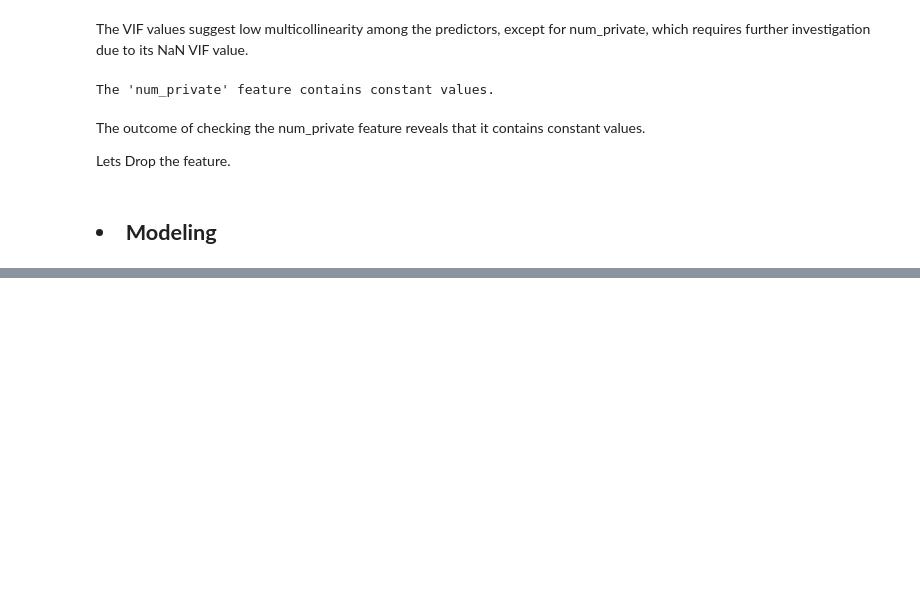
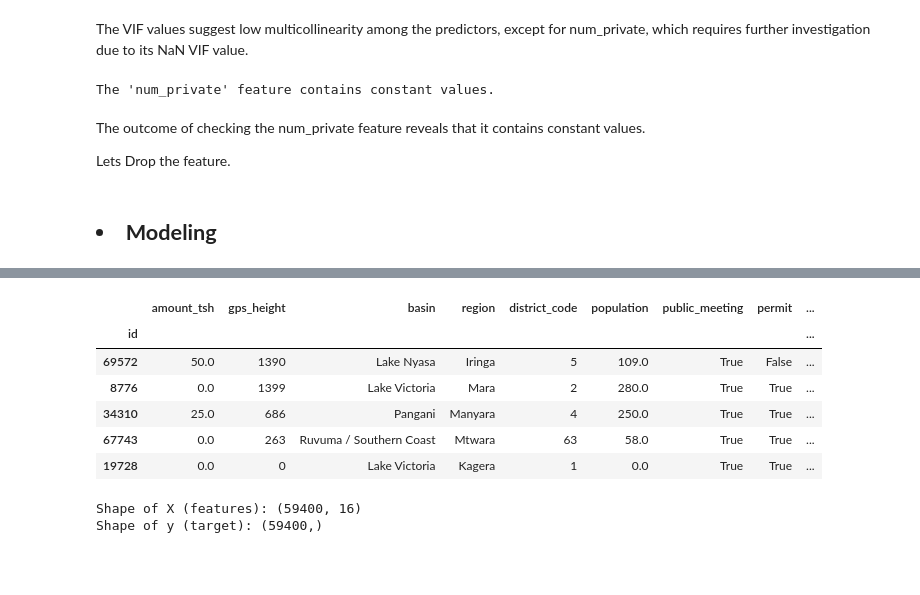
Before and after one commit to Cdasilver29/well-classification-documented, a Jupyter notebook: Technical.ipynb, the cells around one changed output, grey strips where cells are left out. Saved outputs shown, nothing was run; the diff lists cells and outputs as text; code cells hidden in the pictures; blank space fills up the shorter version.

```diff
--- a/Technical.ipynb
+++ b/Technical.ipynb
@@ -1163,0 +1169,23 @@ merged_df.drop('num_private', axis=1, inplace=True)
+# %%
+#checking our dataset
+merged_df.head()
+# %% [output]
+|  | amount_tsh | gps_height | basin | region | district_code | population | public_meeting | permit | ... |
+| id |  |  |  |  |  |  |  |  | ... |
+| 69572 | 50.0 | 1390 | Lake Nyasa | Iringa | 5 | 109.0 | True | False | ... |
+| 8776 | 0.0 | 1399 | Lake Victoria | Mara | 2 | 280.0 | True | True | ... |
+| 34310 | 25.0 | 686 | Pangani | Manyara | 4 | 250.0 | True | True | ... |
+| 67743 | 0.0 | 263 | Ruvuma / Southern Coast | Mtwara | 63 | 58.0 | True | True | ... |
+| 19728 | 0.0 | 0 | Lake Victoria | Kagera | 1 | 0.0 | True | True | ... |
+# %%
+#defining y target variable and x features from the dataset
+y = merged_df['status_group']
+X = merged_df.drop('status_group', axis=1)
+# Print the shapes of X and y for confirmation
+print(f"Shape of X (features): {X.shape}")
+print(f"Shape of y (target): {y.shape}")
+# %% [output]
+Shape of X (features): (59400, 16)
+Shape of y (target): (59400,)
+# %% [markdown]
+#
```
Also changed, not shown: parts of 1 cell of this notebook.
